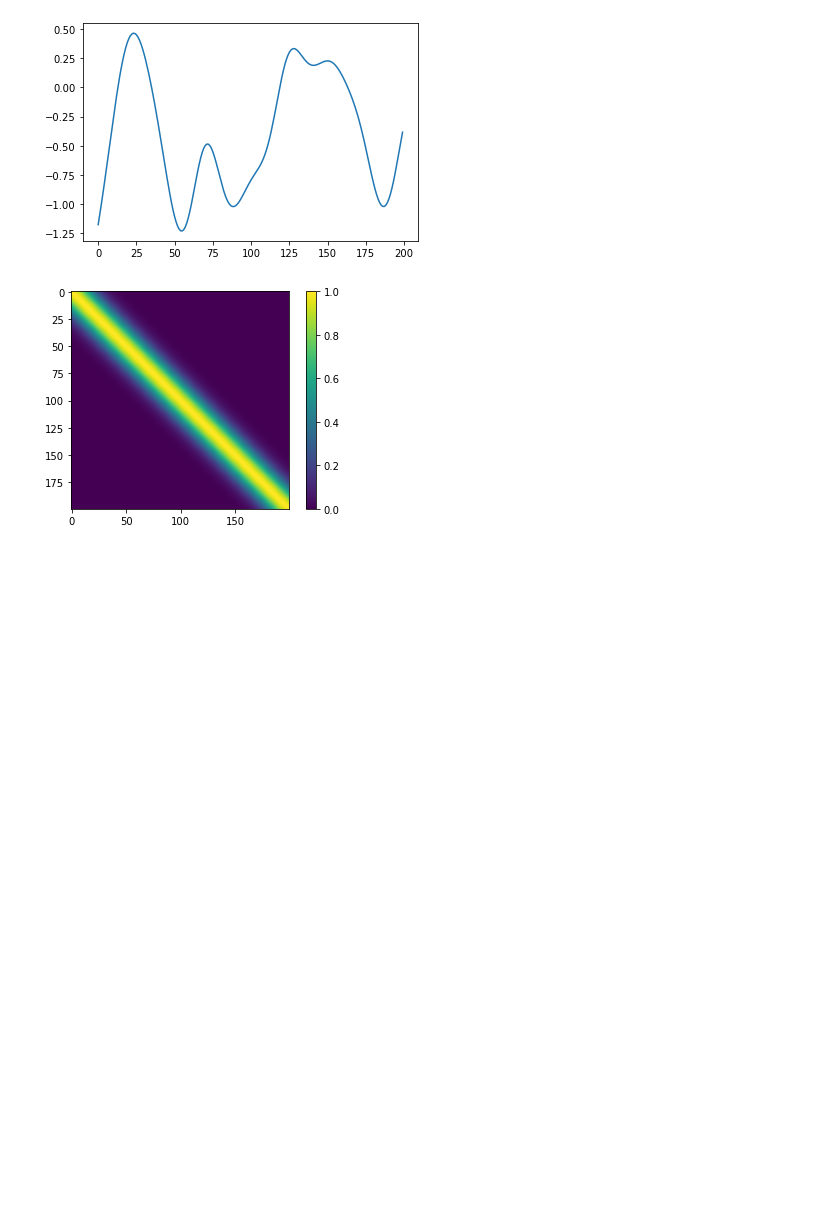
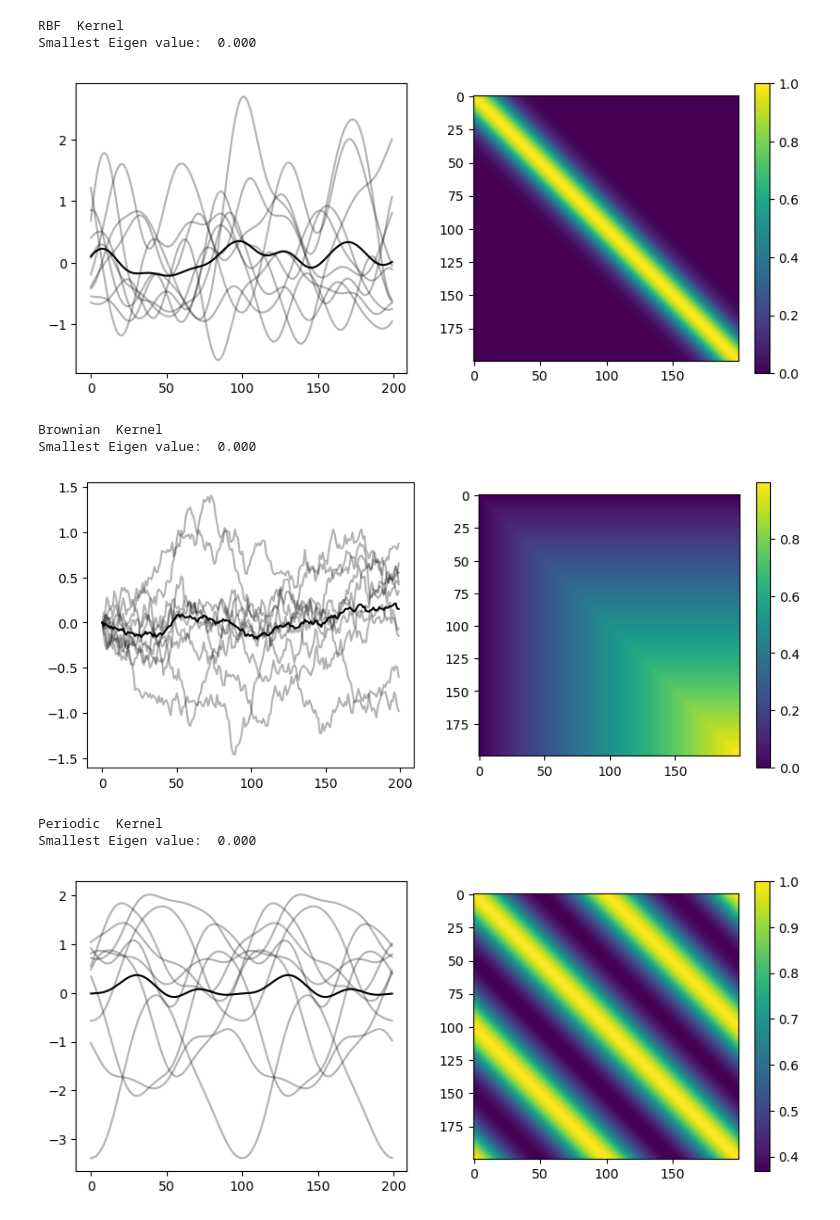
Before and after one commit to mehrdadkashefi/gaussian_process, a Jupyter notebook: 2_Kernel_plot.ipynb, the cells around one changed output. Drawn from its saved outputs; the diff is of its cells as text; code cells hidden in the pictures; blank space fills up the shorter version.

Commit message:
Cleaned up kernel plot notebook

```diff
--- a/2_Kernel_plot.ipynb
+++ b/2_Kernel_plot.ipynb
@@ -13,20 +27,40 @@ kernel = lambda x,y: np.exp(-100*(x-y)*(x-y)) # RBF
-# %%
-x = np.arange(0,1,0.005)
-n = len(x)
-# %%
-C = np.zeros((n, n))
-for i in range(n):
-    for j in range(n):
-        C[i, j] = kernel(x[i], x[j])
 # %%
-u = np.random.randn(n, 1)
-[U, S, V] = np.linalg.svd(C)
-z = U@np.sqrt(np.diag(S))@u
-plt.plot(z)
-plt.show()
-plt.imshow(C)
-plt.colorbar()
-plt.show()
+def plot_kernel(kernel, x_range, num_sample):
+    n = len(x_range)
+    # Get Kernel Covariance
+    C = np.zeros((n, n))
+    for i in range(n):
+        for j in range(n):
+            C[i, j] = kernel(x_range[i], x_range[j])
+    # Eigen decomposition of the covariance
+    [U, S, V] = np.linalg.svd(C)
+    print('Smallest Eigen value: ',"%.3f" % min(S))
+
+    # Generate random samples from the covariance
+    u = np.random.randn(n, num_sample)
+    z = U@np.sqrt(np.diag(S))@u
+    plt.figure(figsize=(10,4))
+    plt.subplot(1,2,1)
+    plt.plot(z, color='k', alpha=0.3)
+    plt.plot(np.mean(z, axis=1), color='k')
+    plt.subplot(1,2,2)
+    plt.imshow(C)
+    plt.colorbar()
+    plt.show()
+
+x_range = np.arange(0,1,0.005)
+num_sample = 10
+
+for kernel, name in zip(K, K_name):
+    print(name, ' Kernel')
+    plot_kernel(kernel, x_range, num_sample)
 # %% [output]
+RBF  Kernel
+Smallest Eigen value:  0.000
-[figure, old version]
+[figure, new version]
+Brownian  Kernel
+Smallest Eigen value:  0.000
-[figure, old version]
+[figure, new version]
+Periodic  Kernel
+Smallest Eigen value:  0.000
+[figure, added]
```
Also changed, not shown: parts of 2 cells of this notebook.
